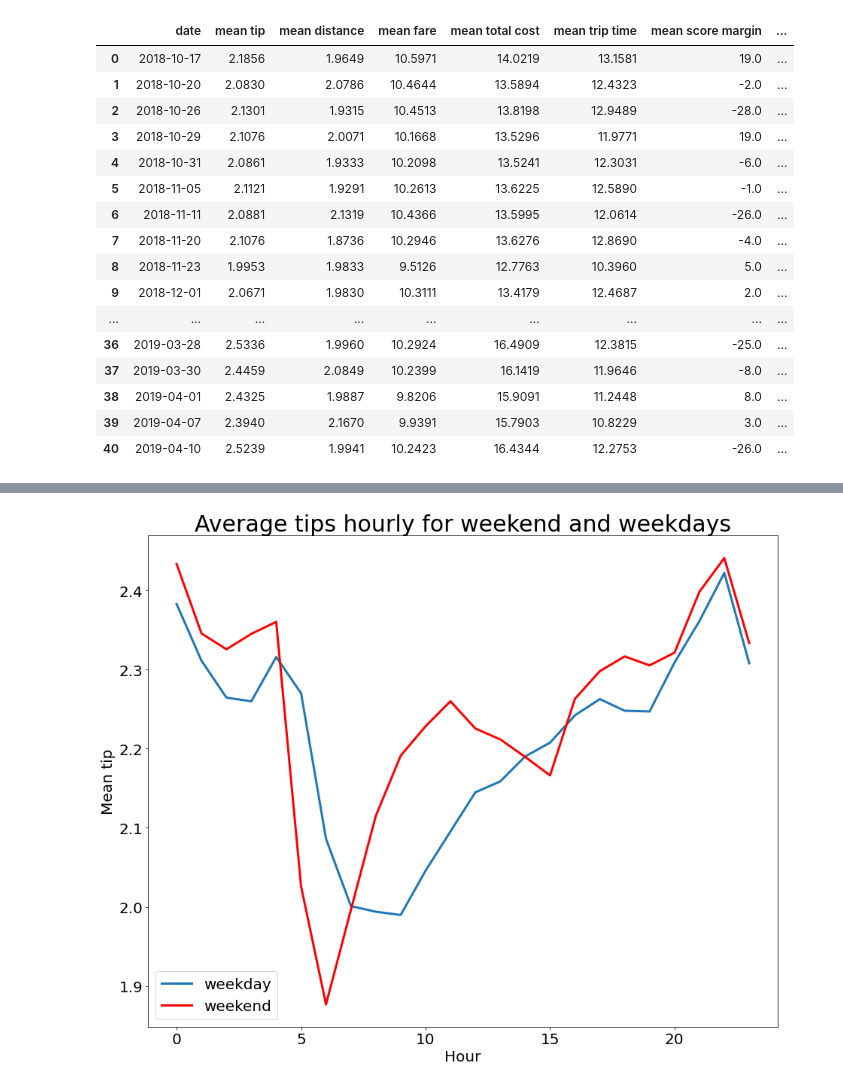
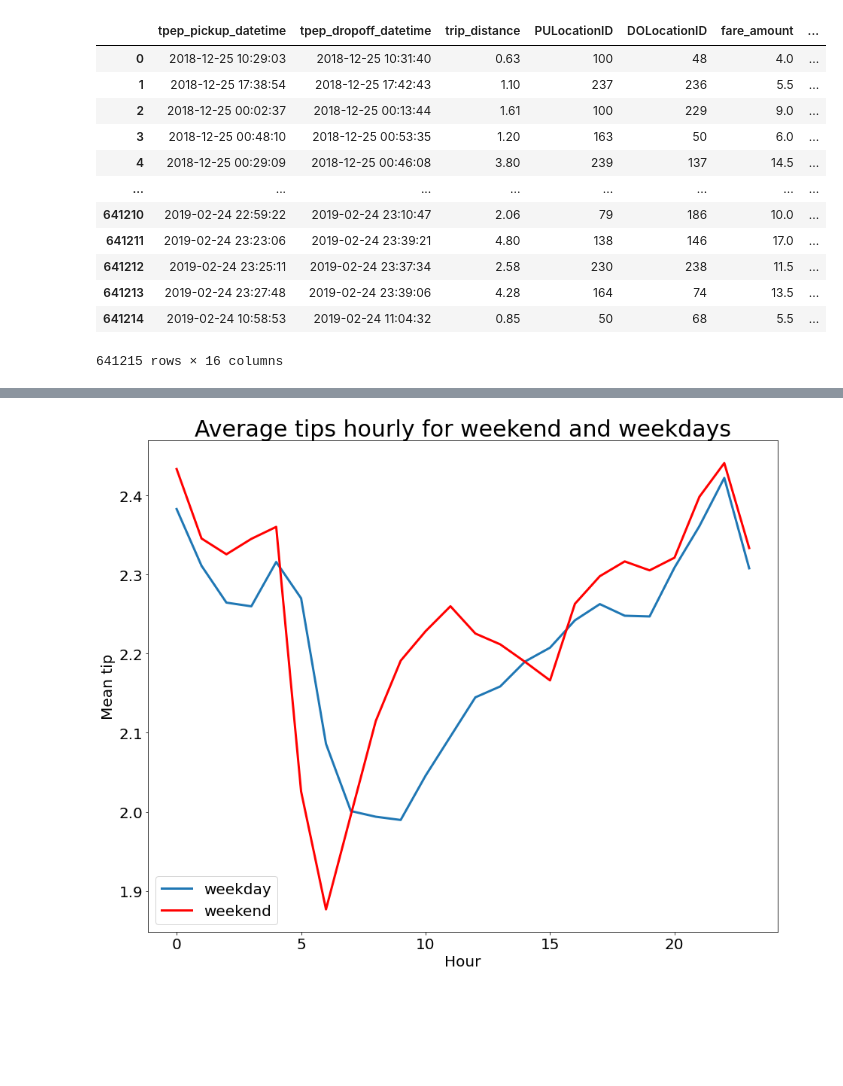
Before and after one commit to MAST30034-Applied-Data-Science/mast30034-project-1-dustintano10, a Jupyter notebook: notebooks/Analysis.ipynb, the cells around one changed output, grey strips where cells are left out. Saved outputs shown, nothing was run; the diff lists cells and outputs as text; code cells hidden in the pictures; blank space fills up the shorter version.

```diff
--- a/notebooks/Analysis.ipynb
+++ b/notebooks/Analysis.ipynb
@@ -43,28 +40,19 @@ aggregate_lose = pd.read_parquet('../../mast30034-project-1-dustintano10/data/cu
 aggregate_start = pd.read_parquet('../../mast30034-project-1-dustintano10/data/curated/yellow/aggregate_start')
 aggregate_PU = pd.read_parquet('../../mast30034-project-1-dustintano10/data/curated/yellow/aggregate_PU')
 aggregate_DO = pd.read_parquet('../../mast30034-project-1-dustintano10/data/curated/yellow/aggregate_DO')
-# %%
-# renamed the columns to make it nicer in the plots
-
-aggregate_date.rename(columns = {'mean_tip':'mean tip', 'mean_distance':'mean distance', 'mean_fare' : 'mean fare',
-                           'mean_total' : 'mean total cost', 'mean_length' : 'mean trip time',
-                            'mean_margin' : 'mean score margin', 'mean_attendance' : 'mean attendance' }, inplace = True )
-aggregate_date
-# %% [output]
-|  | date | mean tip | mean distance | mean fare | mean total cost | mean trip time | mean score margin | ... |
-| 0 | 2018-10-17 | 2.1856 | 1.9649 | 10.5971 | 14.0219 | 13.1581 | 19.0 | ... |
-| 1 | 2018-10-20 | 2.0830 | 2.0786 | 10.4644 | 13.5894 | 12.4323 | -2.0 | ... |
-| 2 | 2018-10-26 | 2.1301 | 1.9315 | 10.4513 | 13.8198 | 12.9489 | -28.0 | ... |
-| 3 | 2018-10-29 | 2.1076 | 2.0071 | 10.1668 | 13.5296 | 11.9771 | 19.0 | ... |
-| 4 | 2018-10-31 | 2.0861 | 1.9333 | 10.2098 | 13.5241 | 12.3031 | -6.0 | ... |
-| 5 | 2018-11-05 | 2.1121 | 1.9291 | 10.2613 | 13.6225 | 12.5890 | -1.0 | ... |
-| 6 | 2018-11-11 | 2.0881 | 2.1319 | 10.4366 | 13.5995 | 12.0614 | -26.0 | ... |
-| 7 | 2018-11-20 | 2.1076 | 1.8736 | 10.2946 | 13.6276 | 12.8690 | -4.0 | ... |
-| 8 | 2018-11-23 | 1.9953 | 1.9833 | 9.5126 | 12.7763 | 10.3960 | 5.0 | ... |
-| 9 | 2018-12-01 | 2.0671 | 1.9830 | 10.3111 | 13.4179 | 12.4687 | 2.0 | ... |
-| ... | ... | ... | ... | ... | ... | ... | ... | ... |
-| 36 | 2019-03-28 | 2.5336 | 1.9960 | 10.2924 | 16.4909 | 12.3815 | -25.0 | ... |
-| 37 | 2019-03-30 | 2.4459 | 2.0849 | 10.2399 | 16.1419 | 11.9646 | -8.0 | ... |
-| 38 | 2019-04-01 | 2.4325 | 1.9887 | 9.8206 | 15.9091 | 11.2448 | 8.0 | ... |
-| 39 | 2019-04-07 | 2.3940 | 2.1670 | 9.9391 | 15.7903 | 10.8229 | 3.0 | ... |
-| 40 | 2019-04-10 | 2.5239 | 1.9941 | 10.2423 | 16.4344 | 12.2753 | -26.0 | ... |
+# %%
+yellow_sample
+# %% [output]
+|  | tpep_pickup_datetime | tpep_dropoff_datetime | trip_distance | PULocationID | DOLocationID | fare_amount | ... |
+| 0 | 2018-12-25 10:29:03 | 2018-12-25 10:31:40 | 0.63 | 100 | 48 | 4.0 | ... |
+| 1 | 2018-12-25 17:38:54 | 2018-12-25 17:42:43 | 1.10 | 237 | 236 | 5.5 | ... |
+| 2 | 2018-12-25 00:02:37 | 2018-12-25 00:13:44 | 1.61 | 100 | 229 | 9.0 | ... |
+| 3 | 2018-12-25 00:48:10 | 2018-12-25 00:53:35 | 1.20 | 163 | 50 | 6.0 | ... |
+| 4 | 2018-12-25 00:29:09 | 2018-12-25 00:46:08 | 3.80 | 239 | 137 | 14.5 | ... |
+| ... | ... | ... | ... | ... | ... | ... | ... |
+| 641210 | 2019-02-24 22:59:22 | 2019-02-24 23:10:47 | 2.06 | 79 | 186 | 10.0 | ... |
+| 641211 | 2019-02-24 23:23:06 | 2019-02-24 23:39:21 | 4.80 | 138 | 146 | 17.0 | ... |
+| 641212 | 2019-02-24 23:25:11 | 2019-02-24 23:37:34 | 2.58 | 230 | 238 | 11.5 | ... |
+| 641213 | 2019-02-24 23:27:48 | 2019-02-24 23:39:06 | 4.28 | 164 | 74 | 13.5 | ... |
+| 641214 | 2019-02-24 10:58:53 | 2019-02-24 11:04:32 | 0.85 | 50 | 68 | 5.5 | ... |
+641215 rows × 16 columns
```
Also changed, not shown: parts of 9 cells of this notebook, 3 other files.
